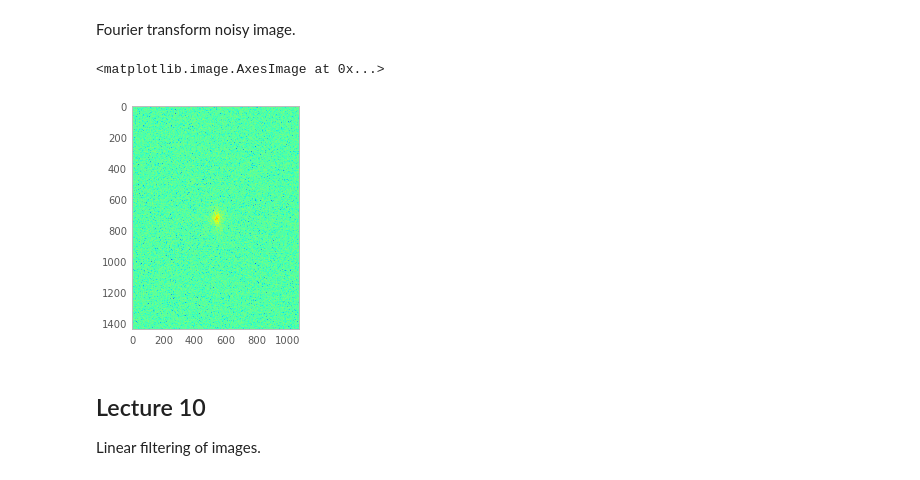
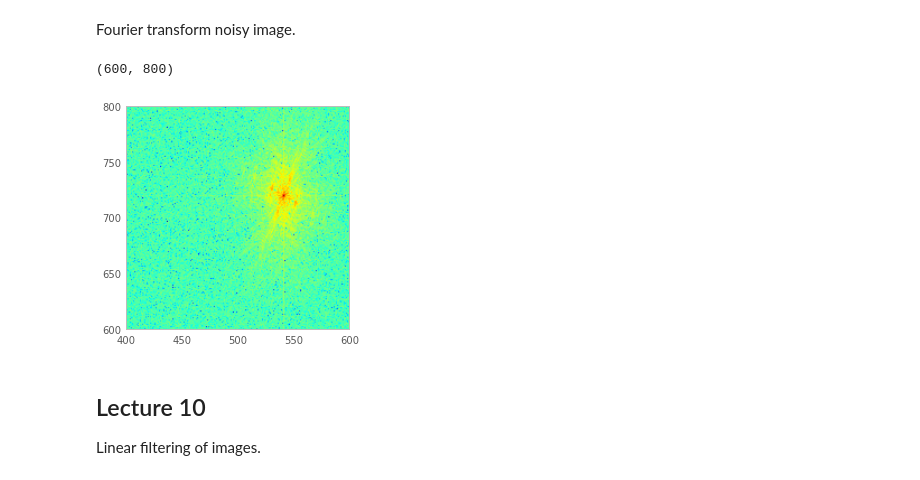
Before and after one commit to ksawlani/ComputationalMethodsCourse, a Jupyter notebook: Lecture 9-10.ipynb, the cells around one changed output. Saved outputs shown, nothing was run; the diff lists cells and outputs as text; code cells hidden in the pictures.

Commit message:
Fixed image filtering example

```diff
--- a/Lecture 9-10.ipynb
+++ b/Lecture 9-10.ipynb
@@ -35,5 +35,5 @@ imshow(log(abs(photo_t)))
 # %% [markdown]
 Add noise to image.
 # %%
-photo_noise = photo_bw + random.randn(*shape(photo_bw))*0.2
+photo_noise = photo_bw + random.randn(*shape(photo_bw))*.2
 # %%
@@ -46,9 +46,11 @@ Fourier transform noisy image.
 # %%
 photo_noiset = fftshift(fft2(photo_noise))
 imshow(log(abs(photo_noiset)))
+xlim(400,600)
+ylim(600,800)
 # %% [output]
-<matplotlib.image.AxesImage at 0x...>
+(600, 800)
-[figure, old version]
+[figure, new version]
 # %% [markdown]
 ## Lecture 10
 
```
Also changed, not shown: parts of 4 cells of this notebook.
